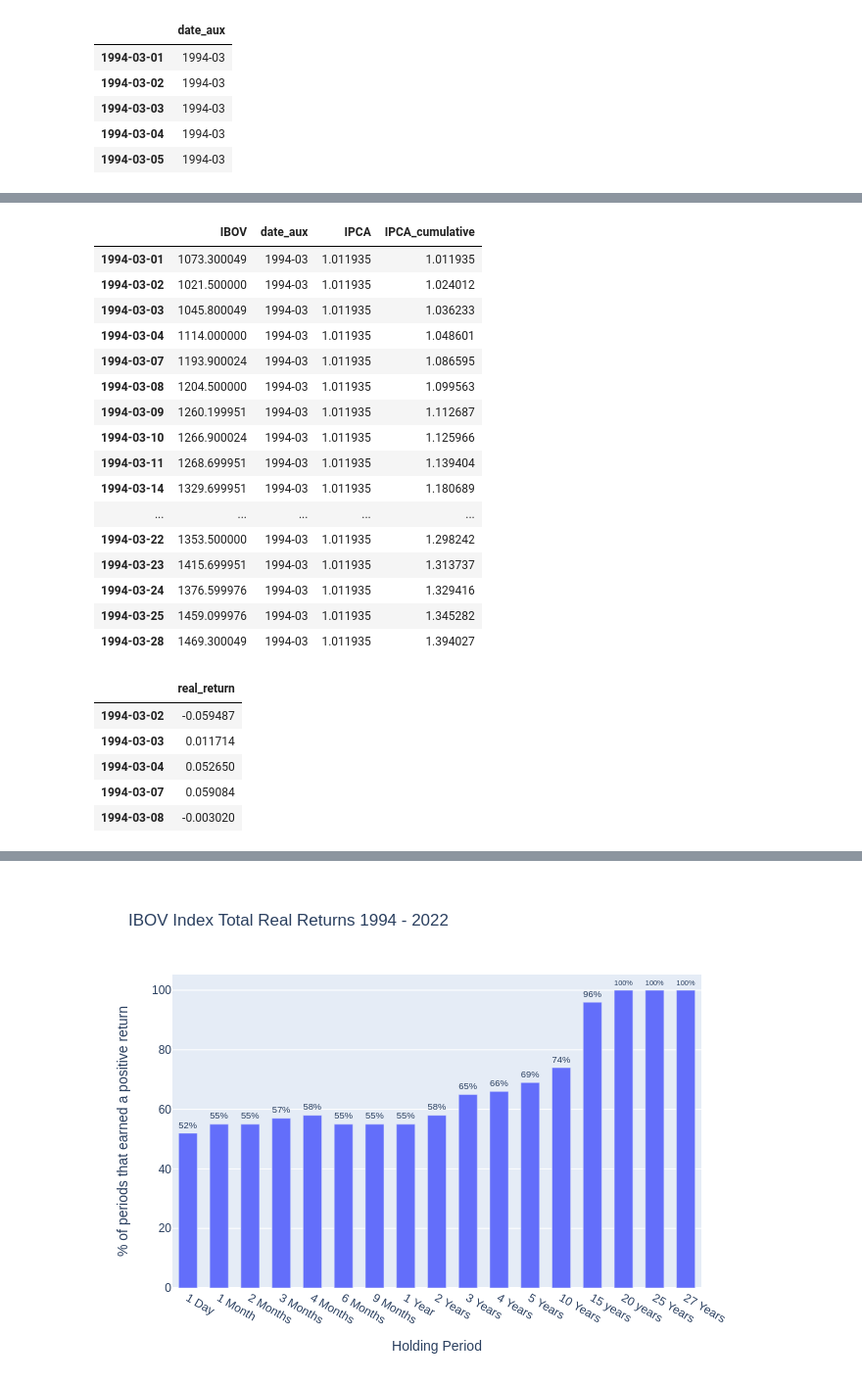
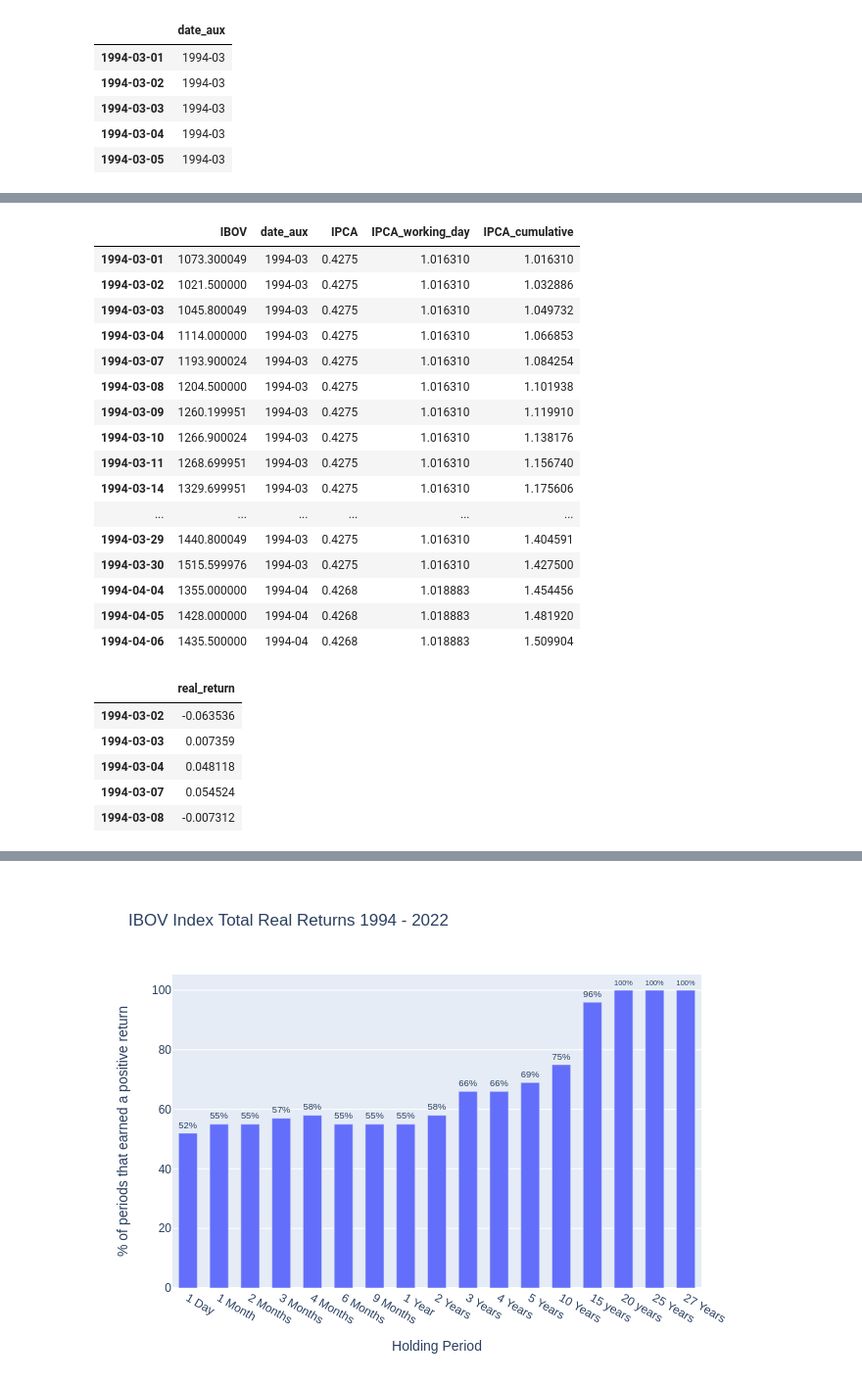
Before and after one commit to FabianoManetti/Total_Real_Return_IBOV, a Jupyter notebook: Total_Real_Return_IBOV.ipynb, the cells around one changed output, grey strips where cells are left out. Shown: that part at 98% size. Drawn from its saved outputs; the diff is of its cells as text; code cells hidden in the pictures.

```diff
--- a/Total_Real_Return_IBOV.ipynb
+++ b/Total_Real_Return_IBOV.ipynb
@@ -103,2 +111,5 @@ for i in df_ipca['date_aux']:
+# %%
+df_ipca_working_day = pd.DataFrame(data = ipca_working_day.values(), index = ipca_working_day.keys(),
+                                   columns = ['IPCA_working_day'])
 # %%
-df_ipca.head()
+df_ipca_new = pd.merge(df_ipca, df_ipca_working_day, how = 'outer', left_on = 'date_aux', right_on = df_ipca_working_day.index)
@@ -115,0 +116,2 @@ df_ipca.head()
+# %%
+df_ipca_new.index = df_ipca.index
@@ -116,38 +127,40 @@ df_ipca.head()
 # %%
-df_final = pd.merge(df_ibov, df_ipca, how = 'inner', left_index = True, right_index = True)
-df_final.head(20)
+df_final = pd.merge(df_ibov, df_ipca_new, how = 'inner', left_index = True, right_index = True)
+df_final['IPCA_working_day'] = df_final['IPCA_working_day'] + 1
+df_final['IPCA_cumulative'] = df_final['IPCA_working_day'].cumprod()
+df_final.head(25)
 # %% [output]
-|  | IBOV | date_aux | IPCA | IPCA_cumulative |
-| 1994-03-01 | 1073.300049 | 1994-03 | 1.011935 | 1.011935 |
-| 1994-03-02 | 1021.500000 | 1994-03 | 1.011935 | 1.024012 |
-| 1994-03-03 | 1045.800049 | 1994-03 | 1.011935 | 1.036233 |
-| 1994-03-04 | 1114.000000 | 1994-03 | 1.011935 | 1.048601 |
-| 1994-03-07 | 1193.900024 | 1994-03 | 1.011935 | 1.086595 |
-| 1994-03-08 | 1204.500000 | 1994-03 | 1.011935 | 1.099563 |
-| 1994-03-09 | 1260.199951 | 1994-03 | 1.011935 | 1.112687 |
-| 1994-03-10 | 1266.900024 | 1994-03 | 1.011935 | 1.125966 |
-| 1994-03-11 | 1268.699951 | 1994-03 | 1.011935 | 1.139404 |
-| 1994-03-14 | 1329.699951 | 1994-03 | 1.011935 | 1.180689 |
-| ... | ... | ... | ... | ... |
-| 1994-03-22 | 1353.500000 | 1994-03 | 1.011935 | 1.298242 |
-| 1994-03-23 | 1415.699951 | 1994-03 | 1.011935 | 1.313737 |
-| 1994-03-24 | 1376.599976 | 1994-03 | 1.011935 | 1.329416 |
-| 1994-03-25 | 1459.099976 | 1994-03 | 1.011935 | 1.345282 |
-| 1994-03-28 | 1469.300049 | 1994-03 | 1.011935 | 1.394027 |
+|  | IBOV | date_aux | IPCA | IPCA_working_day | IPCA_cumulative |
+| 1994-03-01 | 1073.300049 | 1994-03 | 0.4275 | 1.016310 | 1.016310 |
+| 1994-03-02 | 1021.500000 | 1994-03 | 0.4275 | 1.016310 | 1.032886 |
+| 1994-03-03 | 1045.800049 | 1994-03 | 0.4275 | 1.016310 | 1.049732 |
+| 1994-03-04 | 1114.000000 | 1994-03 | 0.4275 | 1.016310 | 1.066853 |
+| 1994-03-07 | 1193.900024 | 1994-03 | 0.4275 | 1.016310 | 1.084254 |
+| 1994-03-08 | 1204.500000 | 1994-03 | 0.4275 | 1.016310 | 1.101938 |
+| 1994-03-09 | 1260.199951 | 1994-03 | 0.4275 | 1.016310 | 1.119910 |
+| 1994-03-10 | 1266.900024 | 1994-03 | 0.4275 | 1.016310 | 1.138176 |
+| 1994-03-11 | 1268.699951 | 1994-03 | 0.4275 | 1.016310 | 1.156740 |
+| 1994-03-14 | 1329.699951 | 1994-03 | 0.4275 | 1.016310 | 1.175606 |
+| ... | ... | ... | ... | ... | ... |
+| 1994-03-29 | 1440.800049 | 1994-03 | 0.4275 | 1.016310 | 1.404591 |
+| 1994-03-30 | 1515.599976 | 1994-03 | 0.4275 | 1.016310 | 1.427500 |
+| 1994-04-04 | 1355.000000 | 1994-04 | 0.4268 | 1.018883 | 1.454456 |
+| 1994-04-05 | 1428.000000 | 1994-04 | 0.4268 | 1.018883 | 1.481920 |
+| 1994-04-06 | 1435.500000 | 1994-04 | 0.4268 | 1.018883 | 1.509904 |
 # %%
 ibov_daily = df_final.copy()
 ibov_daily['IBOV'] = ibov_daily['IBOV'].pct_change()
 ibov_daily = ibov_daily.iloc[1:]
-ibov_daily['real_return'] = ((ibov_daily['IBOV'] + 1) / (ibov_daily['IPCA'])) - 1
-ibov_daily.drop(columns = {'IBOV', 'date_aux', 'IPCA', 'IPCA_cumulative'}, inplace = True)
+ibov_daily['real_return'] = ((ibov_daily['IBOV'] + 1) / (ibov_daily['IPCA_working_day'])) - 1
+ibov_daily.drop(columns = {'IBOV', 'date_aux', 'IPCA', 'IPCA_cumulative', 'IPCA_working_day'}, inplace = True)
 ibov_daily.head()
 # %% [output]
 |  | real_return |
-| 1994-03-02 | -0.059487 |
-| 1994-03-03 | 0.011714 |
-| 1994-03-04 | 0.052650 |
-| 1994-03-07 | 0.059084 |
-| 1994-03-08 | -0.003020 |
+| 1994-03-02 | -0.063536 |
+| 1994-03-03 | 0.007359 |
+| 1994-03-04 | 0.048118 |
+| 1994-03-07 | 0.054524 |
+| 1994-03-08 | -0.007312 |
 # %%
 business_days = {'one_month': 21, 'two_months': 42, 'three_months': 63, 'four_months': 84, 'six_months': 126,
                  'nine_months': 189, 'one_year': 252, 'two_years': 504, 'three_years': 756, 'four_years': 1008,
```
Also changed, not shown: parts of 10 cells of this notebook.
